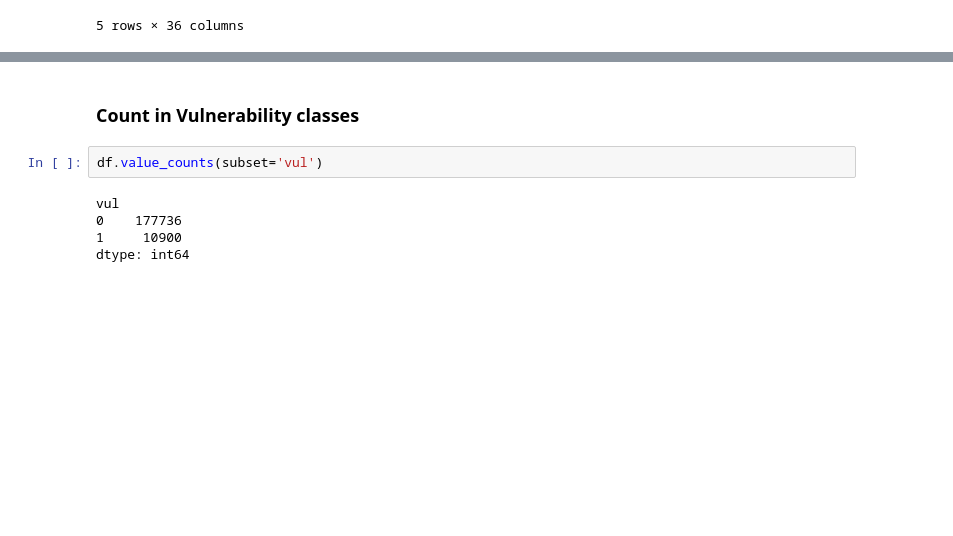
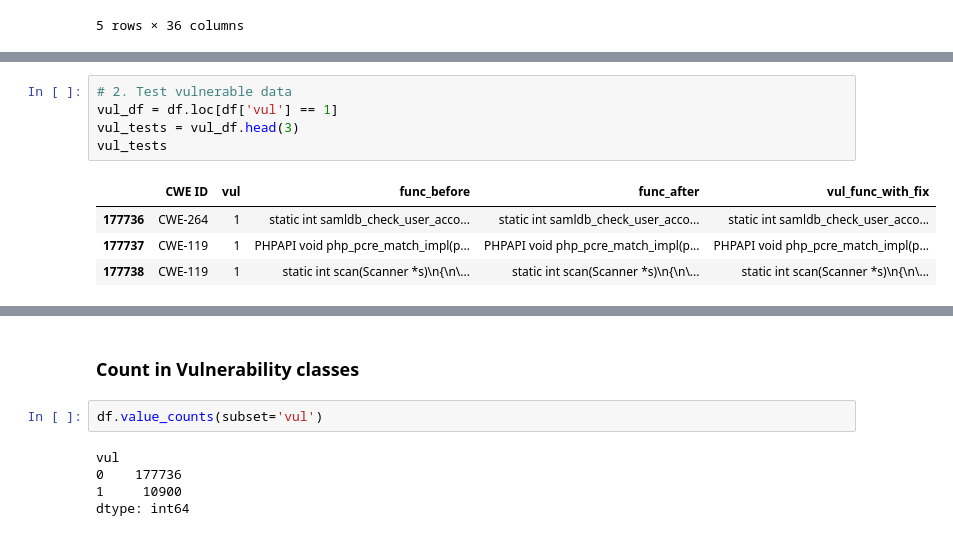
Before and after one commit to seunghee6022/TransVulDet, a Jupyter notebook: data preprocessing/MSR_data_preprocessing.ipynb, the cells around one changed output, grey strips where cells are left out. Cells and saved outputs as stored; diff of their text form; blank space fills up the shorter version.

```diff
--- a/data preprocessing/MSR_data_preprocessing.ipynb
+++ b/data preprocessing/MSR_data_preprocessing.ipynb
@@ -55,0 +115,10 @@ df['vul_func_with_fix'].loc[0]
+# %%
+# 2. Test vulnerable data
+vul_df = df.loc[df['vul'] == 1]
+vul_tests = vul_df.head(3)
+vul_tests
+# %% [output]
+|  | CWE ID | vul | func_before | func_after | vul_func_with_fix |
+| 177736 | CWE-264 | 1 | static int samldb_check_user_acco... | static int samldb_check_user_acco... | static int samldb_check_user_acco... |
+| 177737 | CWE-119 | 1 | PHPAPI void php_pcre_match_impl(p... | PHPAPI void php_pcre_match_impl(p... | PHPAPI void php_pcre_match_impl(p... |
+| 177738 | CWE-119 | 1 | static int scan(Scanner *s)\n{\n\... | static int scan(Scanner *s)\n{\n\... | static int scan(Scanner *s)\n{\n\... |
```
Also changed, not shown: parts of 14 cells of this notebook, 6 other files.
